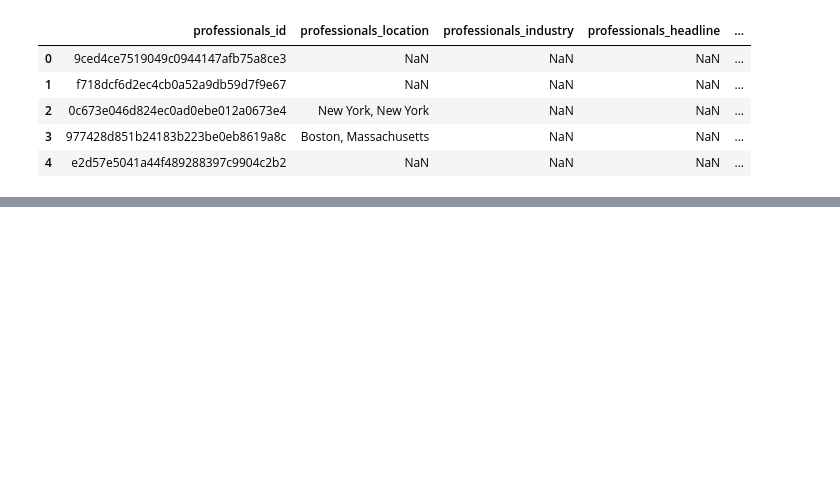
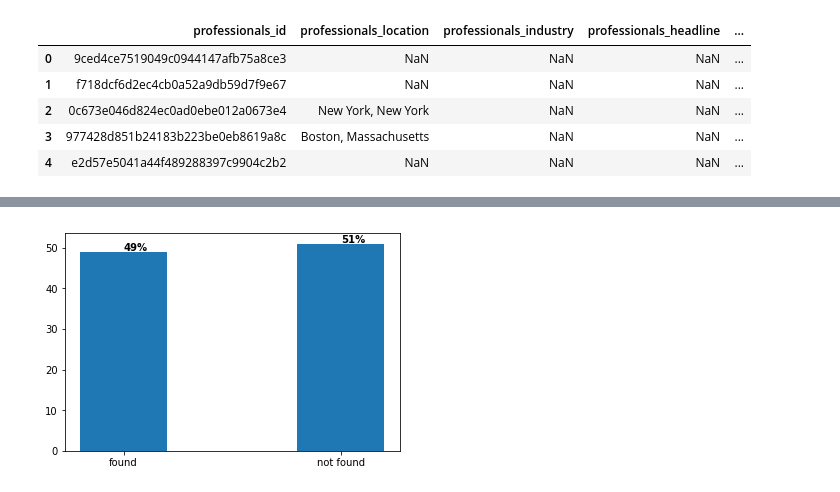
Before and after one commit to artisingh0913/CareerVillage-Recommender-System, a Jupyter notebook: Index.ipynb, the cells around one changed output, grey strips where cells are left out. Drawn from its saved outputs; the diff is of its cells as text; code cells hidden in the pictures; blank space fills up the shorter version.

```diff
--- a/Index.ipynb
+++ b/Index.ipynb
@@ -183,0 +357,3 @@ df_questions_test
+# %%
+# insert the tags in the original table
+df_industry_prof_map['tags'] = tags_series
@@ -183,0 +615,30 @@ df_questions_test
+# %%
+def predict_by_keywords(by):
+
+    count_found = 0
+    count_not_found = 0
+    likely_profs = []
+    # testing the method on 100 new questions
+    for i in range(0, 100):
+        print("Question {}".format(i))
+        question = df_questions_test.iloc[i]
+        question_id = df_questions_test.iloc[i]['questions_id']
+
+        keywords = extract_keywords(question, by)
+        likely_profs = predict_professionals(keywords, 'keywords')
+
+        # actual output
+        profs = df_answers_test[df_answers_test['answers_question_id']==question_id]
+        profs_list = profs['answers_author_id']
+        # checking the predicted list contains the professionals who did answer the question
+        print(likely_profs[likely_profs['prof_ids'].isin(profs_list)])
+        if len(likely_profs[likely_profs['prof_ids'].isin(profs_list)]) == 0:
+            count_not_found += 1
+        else:
+            count_found += 1
+        print()
+        print()
+
+    return [count_found, count_not_found]
+# %%
+counts = predict_by_keywords('title')
@@ -183,0 +663,4 @@ df_questions_test
+# %%
+plot_bar(counts)
+# %% [output]
+[figure, added]
```
Also changed, not shown: parts of 93 cells of this notebook.
